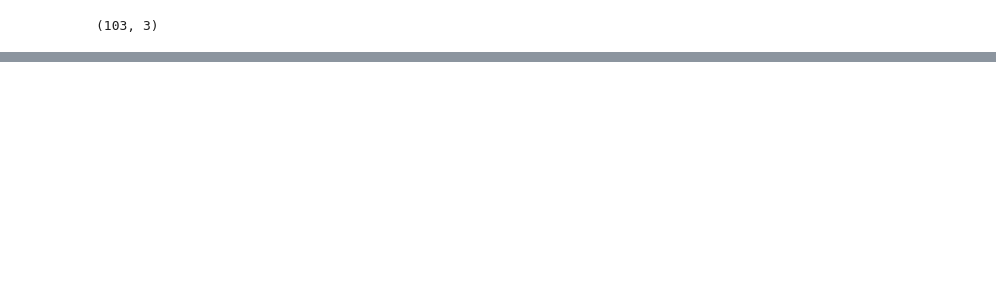
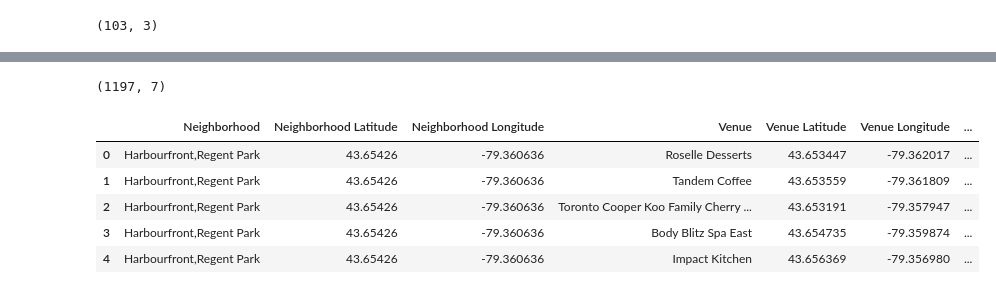
Before and after one commit to elliemills/Coursera_Capstone, a Jupyter notebook: Segmenting and Clustering Neighbourhoods.ipynb, the cells around one changed output, grey strips where cells are left out. Cells and saved outputs as stored; diff of their text form; code cells hidden in the pictures; blank space fills up the shorter version.

```diff
--- a/Segmenting and Clustering Neighbourhoods.ipynb
+++ b/Segmenting and Clustering Neighbourhoods.ipynb
@@ -89,0 +377,17 @@ pc2_df.shape
+# %%
+venues_map = folium.Map(location=[latitude, longitude], zoom_start=14)
+
+# add the Italian restaurants as blue circle markers
+for lat, lng, label in zip(dataframe_filtered.lat, dataframe_filtered.lng, dataframe_filtered.categories):
+    folium.features.CircleMarker(
+        [lat, lng],
+        radius=5,
+        color='blue',
+        popup=label,
+        fill = True,
+        fill_color='blue',
+        fill_opacity=0.6
+    ).add_to(venues_map)
+
+# display map
+venues_map
@@ -89,0 +438,5 @@ pc2_df.shape
+# %%
+downtowntoronto_venues = getNearbyVenues(names=downtowntoronto_data['Neighbourhood'],
+                                   latitudes=downtowntoronto_data['Latitude'],
+                                   longitudes=downtowntoronto_data['Longitude']
+                                  )
@@ -89,0 +461,11 @@ pc2_df.shape
+# %%
+print(downtowntoronto_venues.shape)
+downtowntoronto_venues.head()
+# %% [output]
+(1197, 7)
+|  | Neighborhood | Neighborhood Latitude | Neighborhood Longitude | Venue | Venue Latitude | Venue Longitude | ... |
+| 0 | Harbourfront,Regent Park | 43.65426 | -79.360636 | Roselle Desserts | 43.653447 | -79.362017 | ... |
+| 1 | Harbourfront,Regent Park | 43.65426 | -79.360636 | Tandem Coffee | 43.653559 | -79.361809 | ... |
+| 2 | Harbourfront,Regent Park | 43.65426 | -79.360636 | Toronto Cooper Koo Family Cherry ... | 43.653191 | -79.357947 | ... |
+| 3 | Harbourfront,Regent Park | 43.65426 | -79.360636 | Body Blitz Spa East | 43.654735 | -79.359874 | ... |
+| 4 | Harbourfront,Regent Park | 43.65426 | -79.360636 | Impact Kitchen | 43.656369 | -79.356980 | ... |
```
Also changed, not shown: parts of 49 cells of this notebook.
